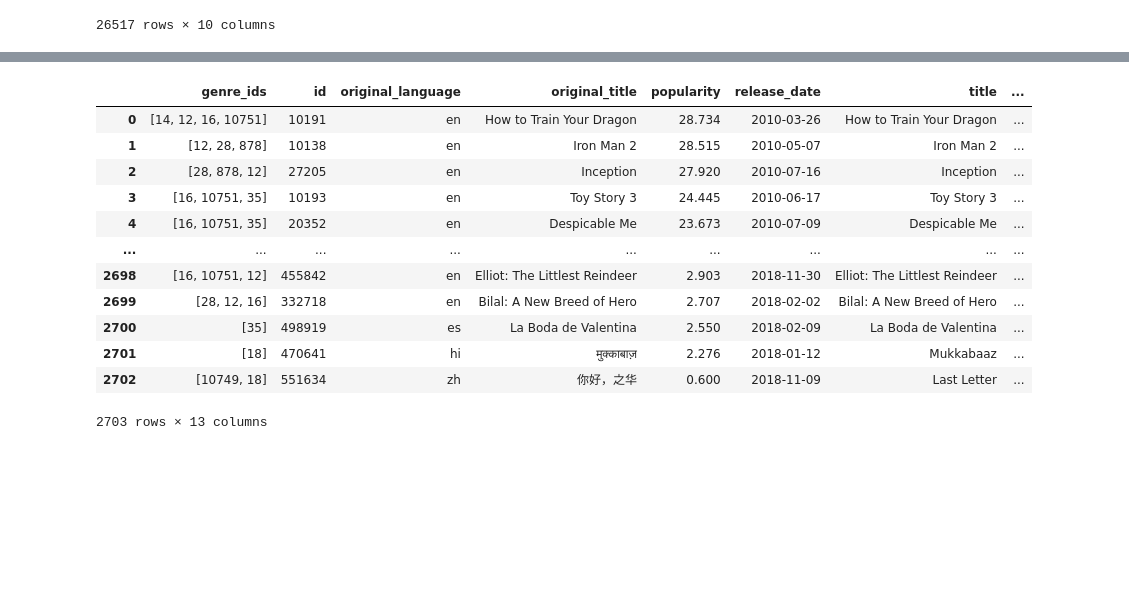
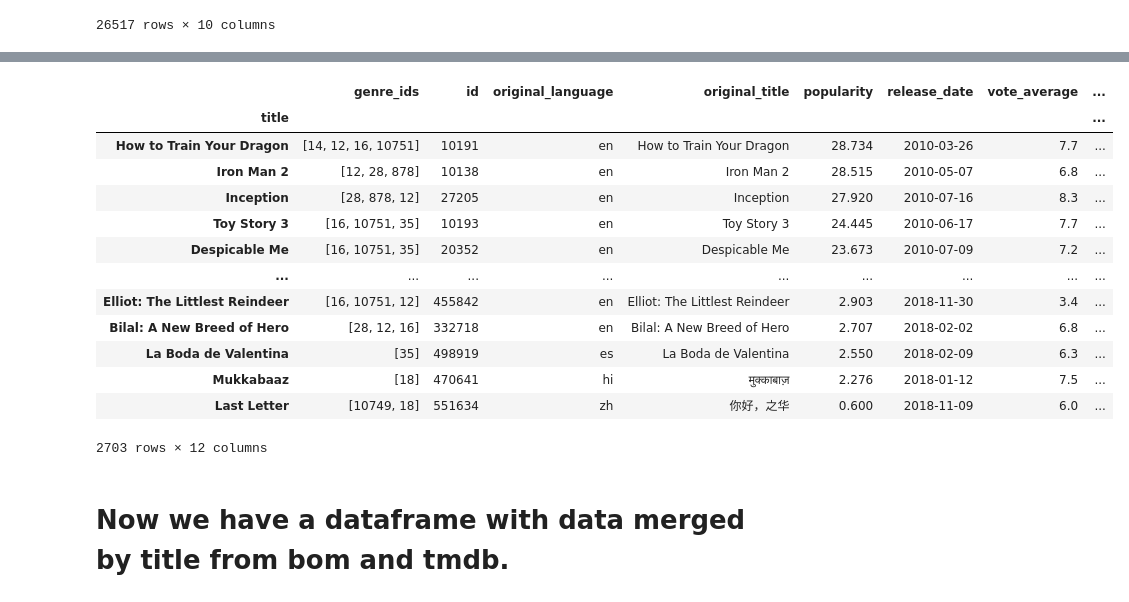
Before and after one commit to davidlebruce/movie_industry_project, a Jupyter notebook: bf_data_exp.ipynb, the cells around one changed output, grey strips where cells are left out. Saved outputs shown, nothing was run; the diff lists cells and outputs as text; code cells hidden in the pictures; blank space fills up the shorter version.

```diff
--- a/bf_data_exp.ipynb
+++ b/bf_data_exp.ipynb
@@ -121,4 +121,4 @@ merge_compare_df = tmbd.merge(bom, left_on=['title'], right_on=['title'])
 
 #merge bom and tmdb on matching titles
 # %%
-merge_compare_df.set_index('title')
+merge_compare_df.set_index('title', inplace=True)
@@ -140,16 +125,21 @@ merge_compare_df.set_index('title')
 # %%
-merge_compare_df.drop(columns='Unnamed: 0')
+merge_compare_df.drop(columns='Unnamed: 0', inplace=True)
-# %% [output]
-|  | genre_ids | id | original_language | original_title | popularity | release_date | title | ... |
-| 0 | [14, 12, 16, 10751] | 10191 | en | How to Train Your Dragon | 28.734 | 2010-03-26 | How to Train Your Dragon | ... |
-| 1 | [12, 28, 878] | 10138 | en | Iron Man 2 | 28.515 | 2010-05-07 | Iron Man 2 | ... |
-| 2 | [28, 878, 12] | 27205 | en | Inception | 27.920 | 2010-07-16 | Inception | ... |
-| 3 | [16, 10751, 35] | 10193 | en | Toy Story 3 | 24.445 | 2010-06-17 | Toy Story 3 | ... |
-| 4 | [16, 10751, 35] | 20352 | en | Despicable Me | 23.673 | 2010-07-09 | Despicable Me | ... |
-| ... | ... | ... | ... | ... | ... | ... | ... | ... |
-| 2698 | [16, 10751, 12] | 455842 | en | Elliot: The Littlest Reindeer | 2.903 | 2018-11-30 | Elliot: The Littlest Reindeer | ... |
-| 2699 | [28, 12, 16] | 332718 | en | Bilal: A New Breed of Hero | 2.707 | 2018-02-02 | Bilal: A New Breed of Hero | ... |
-| 2700 | [35] | 498919 | es | La Boda de Valentina | 2.550 | 2018-02-09 | La Boda de Valentina | ... |
-| 2701 | [18] | 470641 | hi | मुक्काबाज़ | 2.276 | 2018-01-12 | Mukkabaaz | ... |
-| 2702 | [10749, 18] | 551634 | zh | 你好，之华 | 0.600 | 2018-11-09 | Last Letter | ... |
-2703 rows × 13 columns
+# %%
+merge_compare_df
+# %% [output]
+|  | genre_ids | id | original_language | original_title | popularity | release_date | vote_average | ... |
+| title |  |  |  |  |  |  |  | ... |
+| How to Train Your Dragon | [14, 12, 16, 10751] | 10191 | en | How to Train Your Dragon | 28.734 | 2010-03-26 | 7.7 | ... |
+| Iron Man 2 | [12, 28, 878] | 10138 | en | Iron Man 2 | 28.515 | 2010-05-07 | 6.8 | ... |
+| Inception | [28, 878, 12] | 27205 | en | Inception | 27.920 | 2010-07-16 | 8.3 | ... |
+| Toy Story 3 | [16, 10751, 35] | 10193 | en | Toy Story 3 | 24.445 | 2010-06-17 | 7.7 | ... |
+| Despicable Me | [16, 10751, 35] | 20352 | en | Despicable Me | 23.673 | 2010-07-09 | 7.2 | ... |
+| ... | ... | ... | ... | ... | ... | ... | ... | ... |
+| Elliot: The Littlest Reindeer | [16, 10751, 12] | 455842 | en | Elliot: The Littlest Reindeer | 2.903 | 2018-11-30 | 3.4 | ... |
+| Bilal: A New Breed of Hero | [28, 12, 16] | 332718 | en | Bilal: A New Breed of Hero | 2.707 | 2018-02-02 | 6.8 | ... |
+| La Boda de Valentina | [35] | 498919 | es | La Boda de Valentina | 2.550 | 2018-02-09 | 6.3 | ... |
+| Mukkabaaz | [18] | 470641 | hi | मुक्काबाज़ | 2.276 | 2018-01-12 | 7.5 | ... |
+| Last Letter | [10749, 18] | 551634 | zh | 你好，之华 | 0.600 | 2018-11-09 | 6.0 | ... |
+2703 rows × 12 columns
+# %% [markdown]
+# Now we have a dataframe with data merged by title from bom and tmdb.
```
Also changed, not shown: parts of 4 cells of this notebook.
